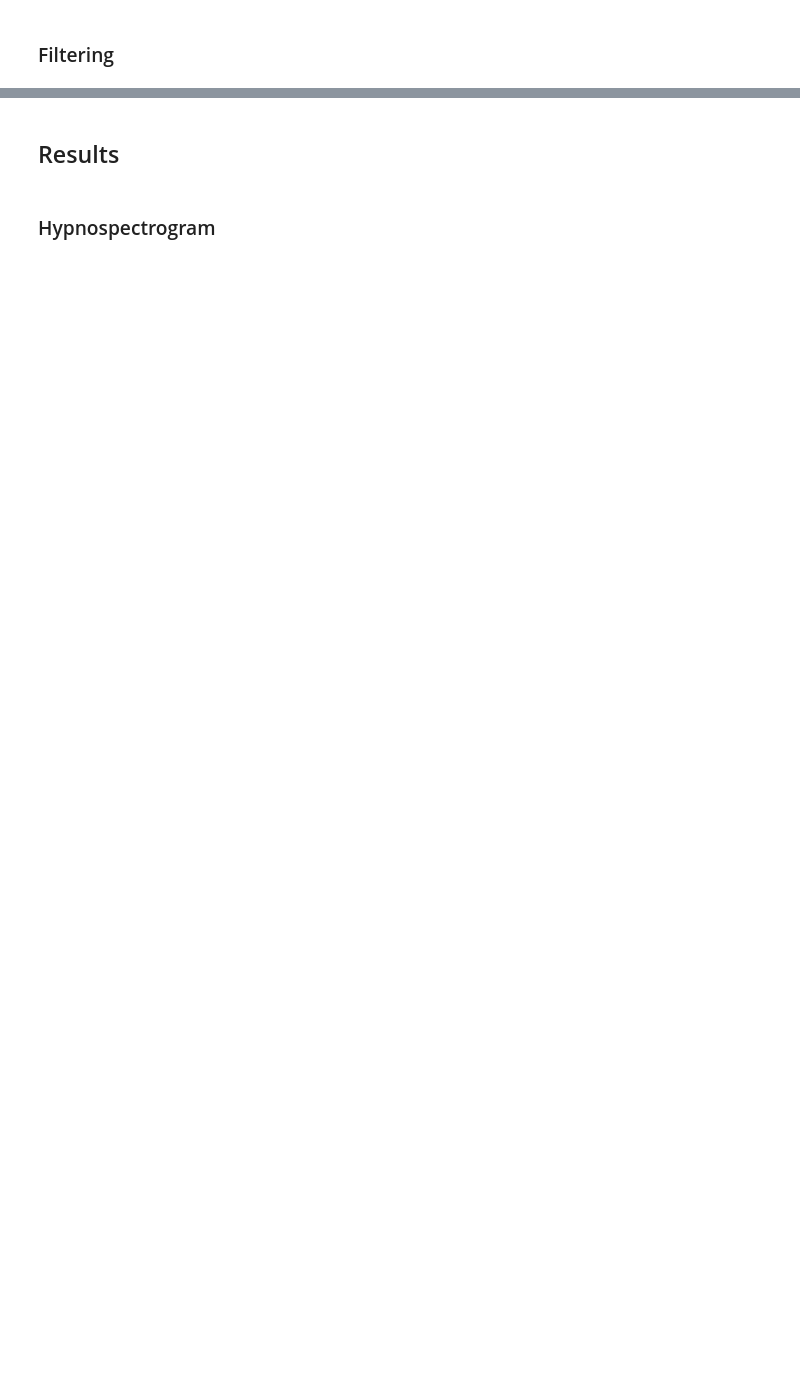
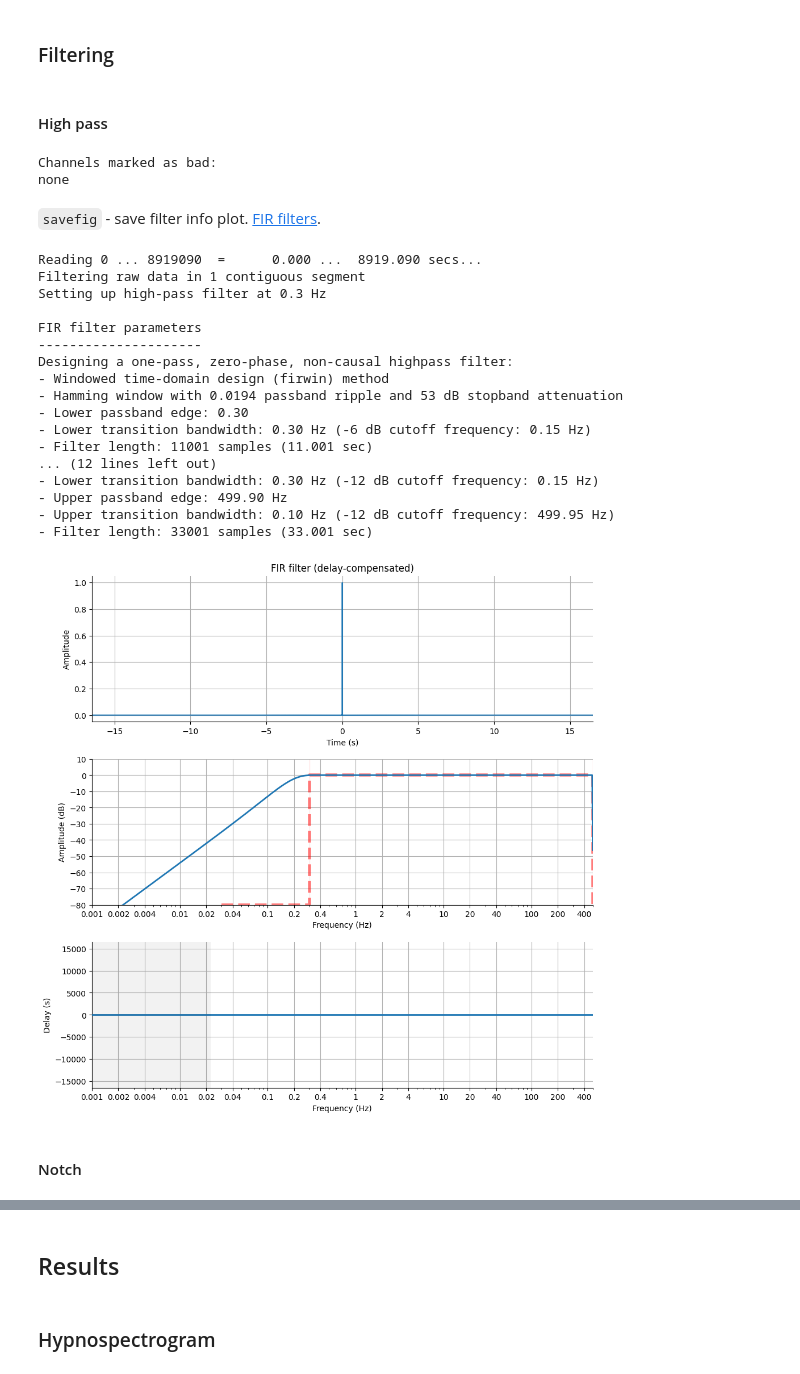
Before and after one commit to NirLab-TAU/sleepeegpy, a Jupyter notebook: test.ipynb, the cells around one changed output, grey strips where cells are left out. Drawn from its saved outputs; the diff is of its cells as text; code cells hidden in the pictures; blank space fills up the shorter version.

```diff
--- a/test.ipynb
+++ b/test.ipynb
@@ -20,0 +15,7 @@ Reading EGI MFF Header from D:\!eeg-processing-pipeline\data\gennadiy\nap\HZ4\HZ
+# %%
+pipe = Pipe(
+    subject_code="HZ4",
+    path_to_eeg=r"C:\Users\Gennadiy\Documents\HZ4\HZ4_SLEEP_20210629_132715.mff",
+    path_to_hypno=r"C:\Users\Gennadiy\Documents\HZ4\staging.txt",
+    output_directory=r"C:\Users\Gennadiy\Documents\HZ4\processing",
+    sf_hypno=1)
@@ -20,0 +29,6 @@ Reading EGI MFF Header from D:\!eeg-processing-pipeline\data\gennadiy\nap\HZ4\HZ
+# %%
+EOG = {channel:'eog' for channel in ['E10', 'E46', 'E226', 'E252']}
+EMG = {channel:'emg' for channel in ['E247', 'E237']}
+RESP = {channel:'resp' for channel in ['Resp.Effort.Chest', 'Resp.Effort.Abd', 'Resp.Pressure']}
+CHANNELS = EMG|EOG|RESP
+pipe.mne_raw.set_channel_types(CHANNELS)
@@ -32,2 +71,36 @@ pipe.resample(
 # %% [markdown]
 ### Filtering
+# %% [markdown]
+#### High pass
+# %%
+pipe.plot()
+# %% [output]
+Channels marked as bad:
+none
+# %% [markdown]
+`savefig` - save filter info plot. [FIR filters](https://mne.tools/stable/auto_tutorials/preprocessing/25_background_filtering.html#fir-filters).
+# %%
+pipe.filter(
+    l_freq=0.3,
+    savefig=True)
+# %% [output]
+Reading 0 ... 8919090  =      0.000 ...  8919.090 secs...
+Filtering raw data in 1 contiguous segment
+Setting up high-pass filter at 0.3 Hz
+
+FIR filter parameters
+---------------------
+Designing a one-pass, zero-phase, non-causal highpass filter:
+- Windowed time-domain design (firwin) method
+- Hamming window with 0.0194 passband ripple and 53 dB stopband attenuation
+- Lower passband edge: 0.30
+- Lower transition bandwidth: 0.30 Hz (-6 dB cutoff frequency: 0.15 Hz)
+- Filter length: 11001 samples (11.001 sec)
+... (12 lines left out)
+- Lower transition bandwidth: 0.30 Hz (-12 dB cutoff frequency: 0.15 Hz)
+- Upper passband edge: 499.90 Hz
+- Upper transition bandwidth: 0.10 Hz (-12 dB cutoff frequency: 499.95 Hz)
+- Filter length: 33001 samples (33.001 sec)
+[figure, added]
+# %% [markdown]
+#### Notch
```
Also changed, not shown: parts of 42 cells of this notebook, 1 other file.
